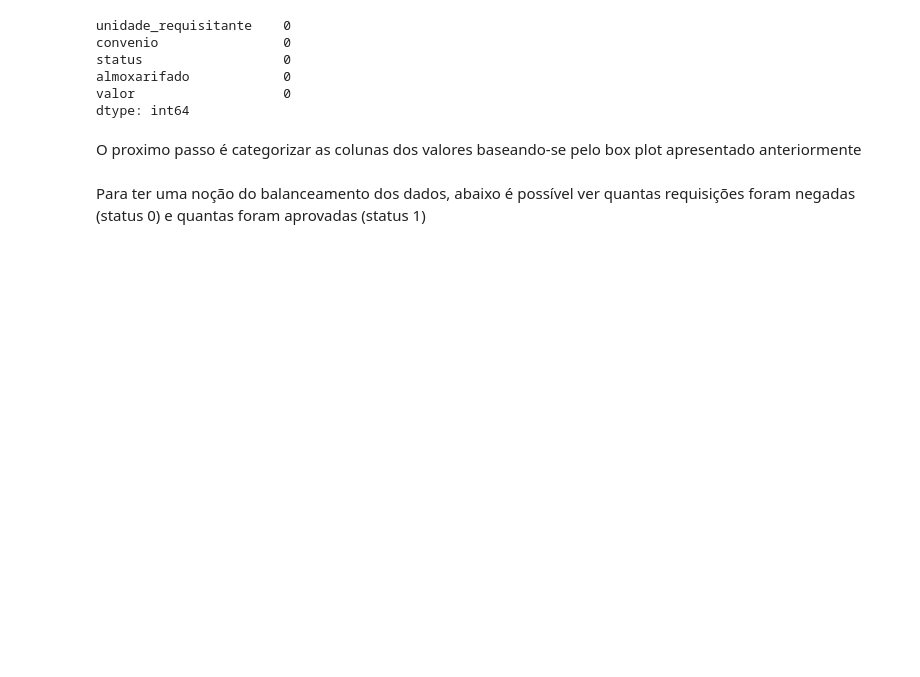
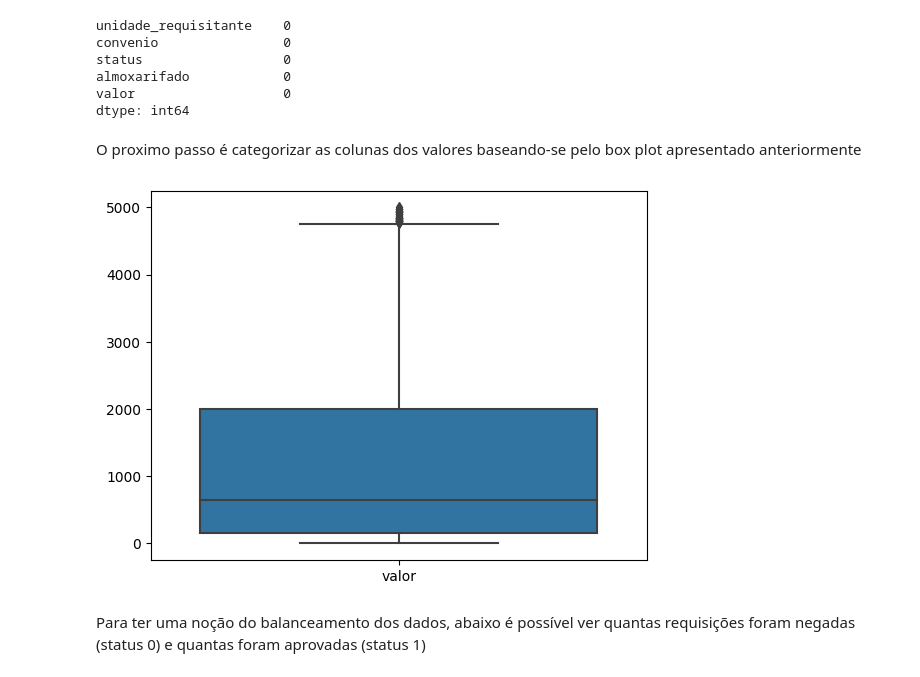
Before and after one commit to raphaelramosds/material-requests, a Jupyter notebook: Projeto 1 - Status de Requisicoes.ipynb, the cells around one changed output. Saved outputs shown, nothing was run; the diff lists cells and outputs as text; code cells hidden in the pictures; blank space fills up the shorter version.

```diff
--- a/Projeto 1 - Status de Requisicoes.ipynb
+++ b/Projeto 1 - Status de Requisicoes.ipynb
@@ -229,5 +196,12 @@ valor                   0
 dtype: int64
 # %% [markdown]
 O proximo passo é categorizar as colunas dos valores baseando-se pelo box plot apresentado anteriormente
+# %%
+import seaborn as sns
+
+df_copy = df[df['valor'] < 5000]
+ax = sns.boxplot(data=df_copy[['valor']])
+# %% [output]
+[figure, added]
 # %%
 def categorize_value(value):
```
Also changed, not shown: parts of 9 cells of this notebook.
